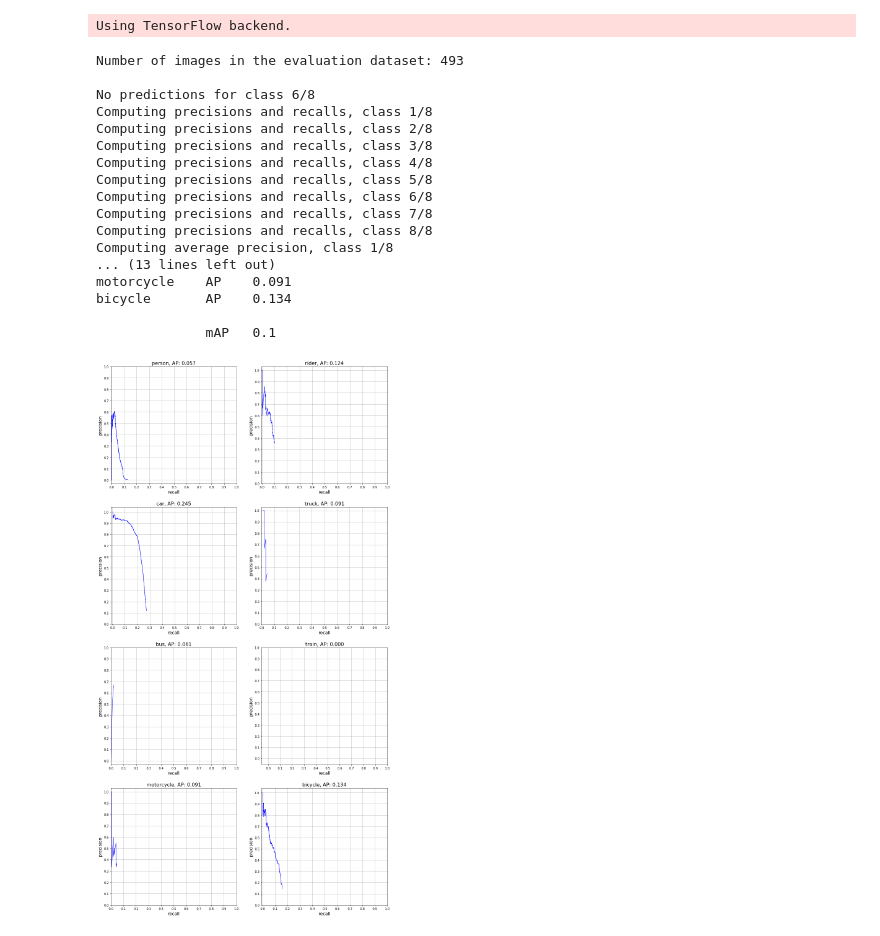
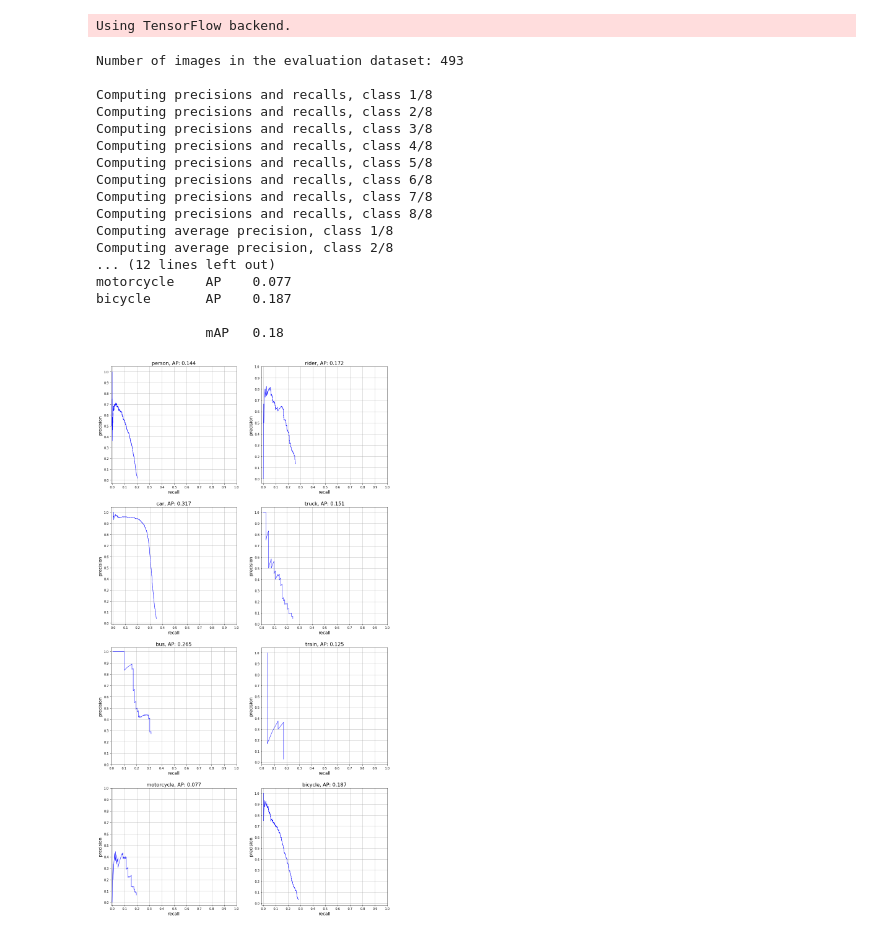
Before and after one commit to zhiqiangwan/LLFDA, a Jupyter notebook: src_foggy_beta_0_01/ssd300_siamese_evaluation.ipynb, the cells around one changed output. Drawn from its saved outputs; the diff is of its cells as text; code cells hidden in the pictures.

Commit message:
Fix the bug calculating the datasize and find good lost weights for pool123. The MAP for training is around 50. The MAP reaches around 22.3.

```diff
--- a/src_foggy_beta_0_01/ssd300_siamese_evaluation.ipynb
+++ b/src_foggy_beta_0_01/ssd300_siamese_evaluation.ipynb
@@ -2,7 +2,7 @@
 import sys
 sys.path.append('../')
 import os
-os.environ["CUDA_VISIBLE_DEVICES"]="0"
+os.environ["CUDA_VISIBLE_DEVICES"]="1"
 
 from keras import backend as K
 from keras.models import load_model
@@ -46,7 +46,8 @@ elif model_mode == 'training':
 else:
     raise ValueError('Undefined model_mode. model_mode should be inference or training')
 
-model_path = '../trained_weights/current/ssd_augm_beta_0_01_conv_4_global_pool_SGD/epoch-90_loss-5.6809_val_loss-7.8948.h5'
+model_path = '../trained_weights/current/ssd_augm_beta_0_01_pool123_global_pool_SGD_loss_weight_0_0000001/epoch-81_loss-4.6230_val_loss-7.5700.h5'
+# model_path = '../../ssd_Siamese/trained_weights/current/ssd_augm_beta_0_01_conv_4_global_pool_SGD/epoch-60_loss-5.0468_val_loss-6.0709.h5'
 # model_path = '../trained_weights/VGG_ssd300_Siamese_Cityscapes_augm_resize/epoch-02_loss-5.5850_val_loss-9.5731.h5'
 # model_path = '../../ssd_GAN/trained_weights/VGG_ssd300_Cityscapes/epoch-40_loss-4.6702_val_loss-6.2995.h5'
 # model_path = '../../ssd_GAN/trained_weights/VGG_ssd300_SGD_Cityscapes/epoch-34_loss-5.6683_val_loss-8.6284.h5'
@@ -160,10 +161,10 @@ train_dataset = DataGenerator(dataset='val',
                               load_images_into_memory=False,
                               hdf5_dataset_path='dataset_cityscapes_train.h5',
                               filenames=Cityscapes_train_source_image_set_filename,
-                              # target_filenames=Cityscapes_train_target_image_set_filename,
+                              target_filenames=Cityscapes_train_target_image_set_filename,
                               filenames_type='text',
-                              images_dir=Cityscapes_images_dir)
-                              # target_images_dir=Cityscapes_target_images_dir)
+                              images_dir=Cityscapes_images_dir,
+                              target_images_dir=Cityscapes_target_images_dir)
 
 val_dataset = DataGenerator(dataset='val',
                             load_images_into_memory=False,
@@ -188,7 +189,7 @@ if evaluate_mode == 'Visualize_detection':
     convert_to_3_channels = ConvertTo3Channels()
     resize = Resize(height=img_height, width=img_width)
 
-    test_generator = val_dataset.generate(batch_size=batch_size,
+    test_generator = train_dataset.generate(batch_size=batch_size,
                                             shuffle=False,
                                             transformations=[convert_to_3_channels,
                                                              resize],
@@ -298,36 +299,36 @@ elif evaluate_mode == 'MAP':
     m = max((n_classes + 1) // 2, 2)
     n = 2
 
     fig, cells = plt.subplots(m, n, figsize=(n*8, m*8))
     for i in range(m):
         for j in range(n):
             if n*i+j+1 > n_classes: break
             cells[i, j].plot(recalls[n*i+j+1], precisions[n*i+j+1], color='blue', linewidth=1.0)
             cells[i, j].set_xlabel('recall', fontsize=14)
             cells[i, j].set_ylabel('precision', fontsize=14)
             cells[i, j].grid(True)
             cells[i, j].set_xticks(np.linspace(0, 1, 11))
             cells[i, j].set_yticks(np.linspace(0, 1, 11))
             cells[i, j].set_title("{}, AP: {:.3f}".format(classes[n*i+j+1], average_precisions[n*i+j+1]), fontsize=16)
 
 else:
     raise ValueError('Undefined evaluate_mode.')
 # %% [output]
 Number of images in the evaluation dataset: 493
 
-No predictions for class 6/8
 Computing precisions and recalls, class 1/8
 Computing precisions and recalls, class 2/8
 Computing precisions and recalls, class 3/8
 Computing precisions and recalls, class 4/8
 Computing precisions and recalls, class 5/8
 Computing precisions and recalls, class 6/8
 Computing precisions and recalls, class 7/8
 Computing precisions and recalls, class 8/8
 Computing average precision, class 1/8
-... (13 lines left out)
-motorcycle    AP    0.091
-bicycle       AP    0.134
+Computing average precision, class 2/8
+... (12 lines left out)
+motorcycle    AP    0.077
+bicycle       AP    0.187
 
-              mAP   0.1
+              mAP   0.18
-[figure, old version]
+[figure, new version]
```
Also changed, not shown: 3 other files.
